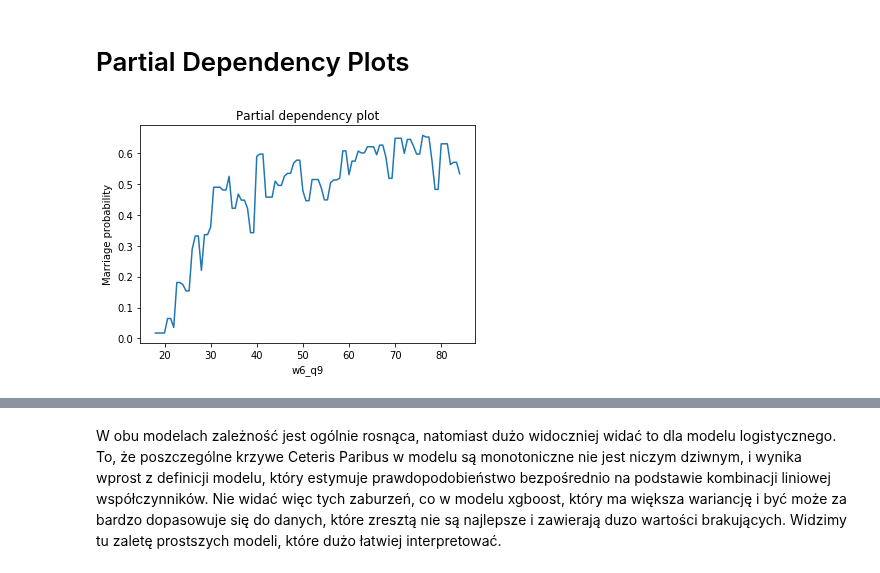
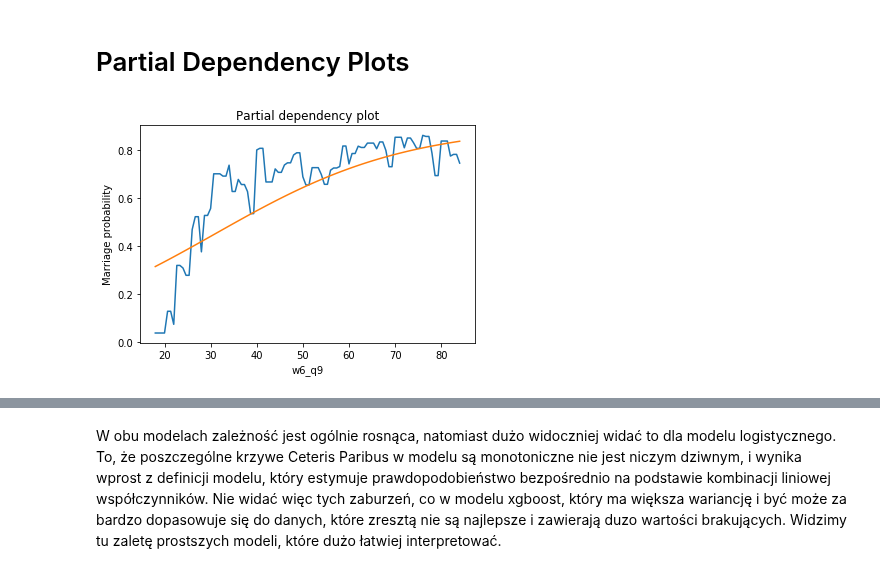
Before and after one commit to pbiecek/InterpretableMachineLearning2018S, a Jupyter notebook: PraceDomowe/PD5/PrzemyslawKaleta_PD5.ipynb, the cells around one changed output, grey strips where cells are left out. Saved outputs shown, nothing was run; the diff lists cells and outputs as text; code cells hidden in the pictures.

Commit message:
Przemyslaw Kaleta - plots improved once again

```diff
--- a/PraceDomowe/PD5/PrzemyslawKaleta_PD5.ipynb
+++ b/PraceDomowe/PD5/PrzemyslawKaleta_PD5.ipynb
@@ -181,31 +181,31 @@ Nie widzimy praktycznie żadnej różnicy w ocenie ważności danej cechy. Wyra
 # %% [markdown]
 # Partial Dependency Plots
 # %%
-def partial_dependency_plot(data, model, colname, k=10):
+def partial_dependency_plot(data, models, colname, k=10):
     """Plots average Ceteris Paribus profile for sample population (k observations) from data"""
 
-    def get_proba(person, colname, colvalue):
+    def get_proba(model, person, colname, colvalue):
         new_person = pd.DataFrame([person.values], columns=data.columns[:-1])
         if colname not in X_train.columns:
             raise Exception("Wrong column name")
         new_person[colname] = colvalue
         return model.predict_proba(new_person)[0][0]
 
+    for model in models:
+        min_value = np.quantile(data[colname].dropna(), 0.01, interpolation="higher")
+        max_value = np.quantile(data[colname].dropna(), 0.99, interpolation="lower")
+        values = np.linspace(min_value, max_value, 100)
 
-    min_value = np.quantile(data[colname].dropna(), 0.01, interpolation="higher")
-    max_value = np.quantile(data[colname].dropna(), 0.99, interpolation="lower")
-    values = np.linspace(min_value, max_value, 100)
+        probas_list = [[get_proba(model, person, colname, value) for value in values]
+                       for _, person in data.drop("S1", axis=1).sample(k).iterrows()]
+        mean_probas = [np.mean(values) for values in zip(*probas_list)]
 
-    probas_list = [[get_proba(person, colname, value) for value in values]
-                   for _, person in data.drop("S1", axis=1).sample(k).iterrows()]
-    mean_probas = [np.mean(values) for values in zip(*probas_list)]
-
-    plt.plot(values, mean_probas)
-    plt.title("Partial dependency plot")
-    plt.xlabel(colname)
-    plt.ylabel("Marriage probability")
+        plt.plot(values, mean_probas)
+        plt.title("Partial dependency plot")
+        plt.xlabel(colname)
+        plt.ylabel("Marriage probability")
     plt.show()
 # %%
-partial_dependency_plot(mydata, xgb_model, "w6_q9")
+partial_dependency_plot(mydata, (xgb_model, logreg_model), "w6_q9")
 # %% [output]
-[figure, old version]
+[figure, new version]
```
Also changed, not shown: parts of 4 cells of this notebook.
